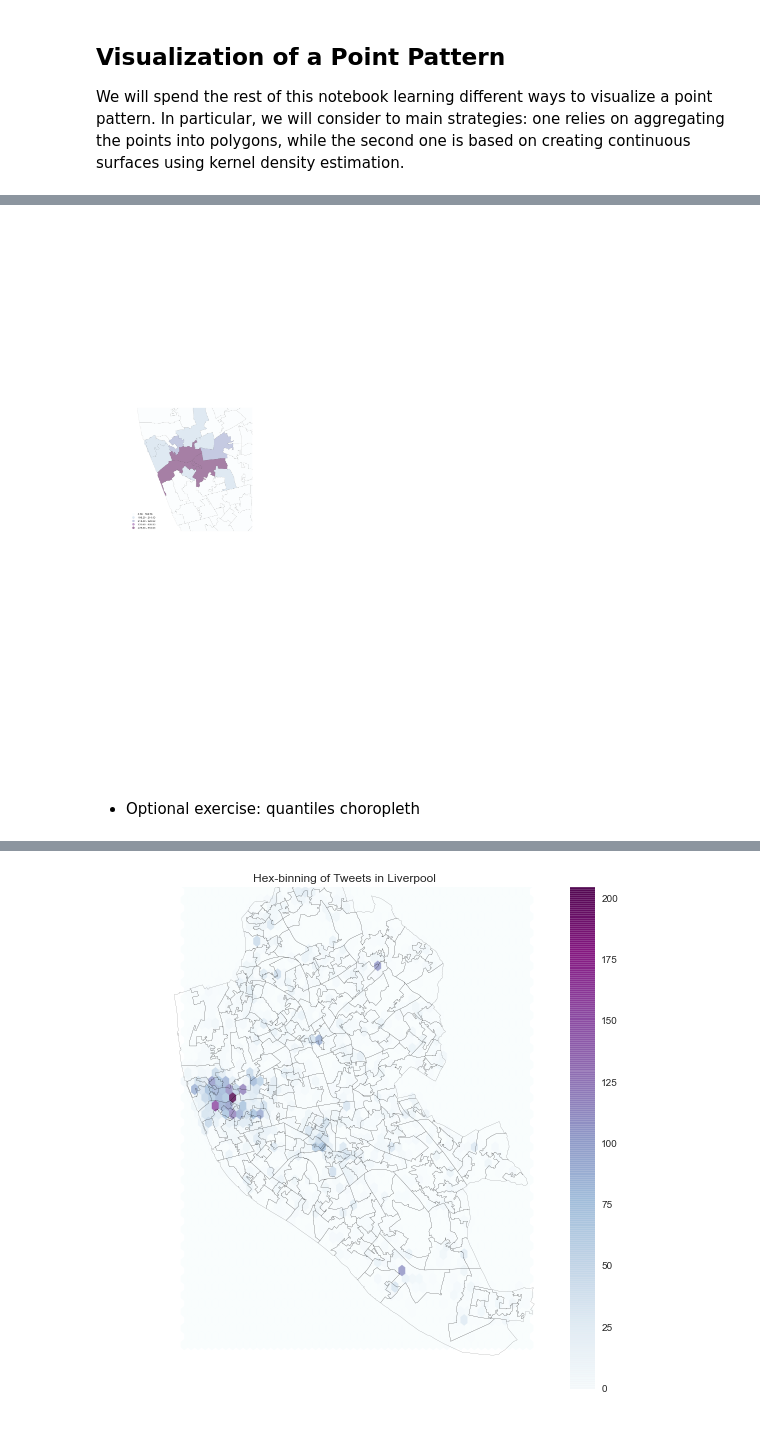
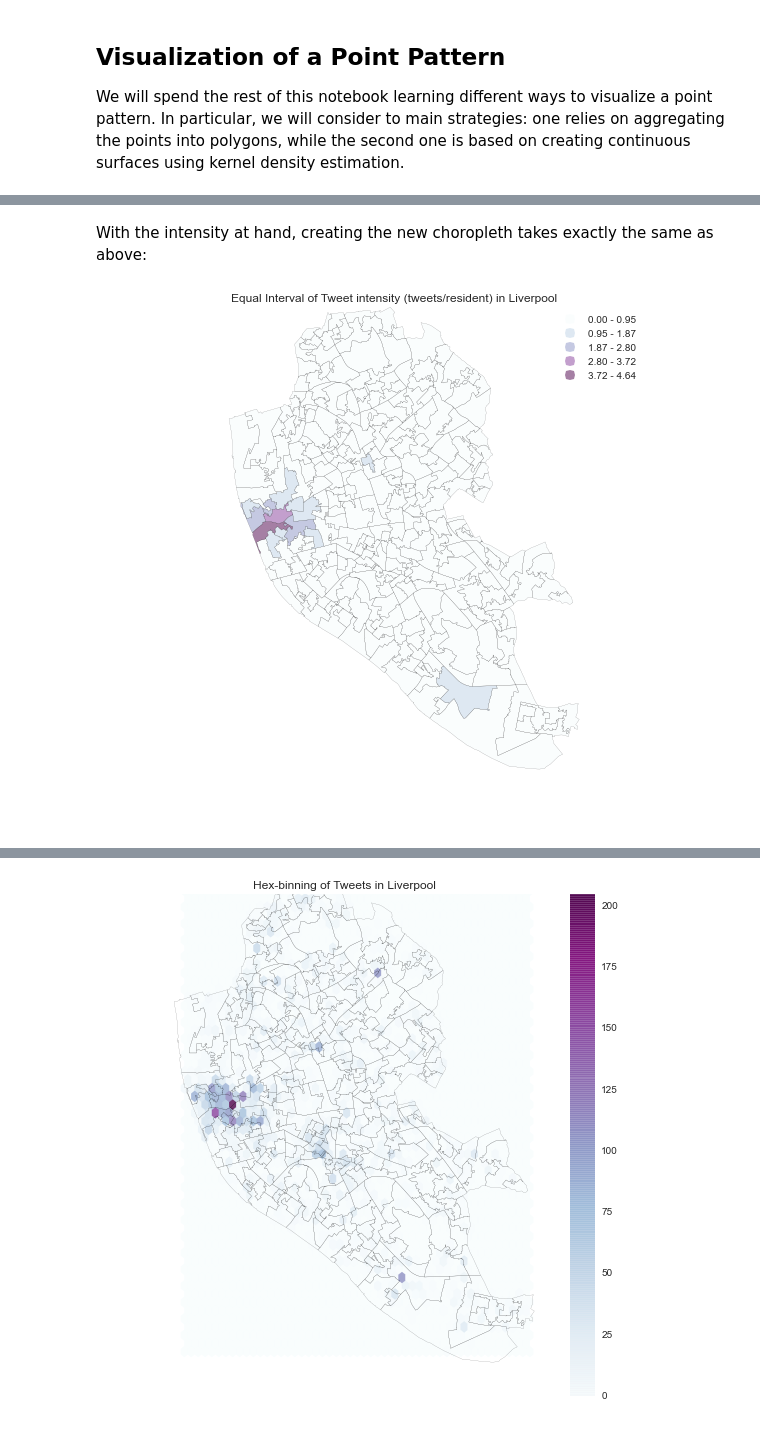
Before and after one commit to darribas/gds15, a Jupyter notebook: content/labs/lab_09.ipynb, the cells around one changed output, grey strips where cells are left out. Cells and saved outputs as stored; diff of their text form; code cells hidden in the pictures.

```diff
--- a/content/labs/lab_09.ipynb
+++ b/content/labs/lab_09.ipynb
@@ -38,3 +35,13 @@ tw_path = '../../../../data/tweets/tweets_liverpool/tweets_liverpool.shp'
+# %%
+# This will be different on your computer and will depend on where
+# you have downloaded the files
+
+# Twitter dataset
+tw_path = '../../../../data/tweets/tweets_liverpool/tweets_liverpool.shp'
+# LSOAs polygons
+lsoas_path = '../../../../data/Liverpool/shapefiles/Liverpool_lsoa11.shp'
+# Total population counts from Census Geodata Pack
+pop_path = '../../../../data/Liverpool/tables/CT0010_lsoa11.csv'
 # %% [markdown]
 Since the data are stored in a shapefile, loading it is in the same way as usual:
 # %%
@@ -156,0 +180,6 @@ plt.show()
+# %%
+# Load table with population counts (and other variables too)
+pop = pd.read_csv(pop_path, index_col=0)
+# Total Population is `CT00100001`
+pop = pop['CT00100001']
+pop.head()
@@ -156,0 +196,2 @@ plt.show()
+# %%
+lsoas['Total_Pop'] = pop
@@ -156,0 +200,3 @@ plt.show()
+# %%
+lsoas['tweet_int'] = lsoas['tweet_count'] / lsoas['Total_Pop']
+lsoas.head()
@@ -157,14 +211,18 @@ plt.show()
+# %% [markdown]
+With the intensity at hand, creating the new choropleth takes exactly the same as above:
 # %%
+# Set up figure and axis
 f, ax = plt.subplots(1, figsize=(9, 9))
-lsoas.plot(column='tweet_count', scheme='equal_interval', legend=True, \
+# Plot the equal interval choropleth and add a legend
+lsoas.plot(column='tweet_int', scheme='equal_interval', legend=True, \
            axes=ax, colormap='BuPu', linewidth=0.1)
+# Remove the axes
 ax.set_axis_off()
+# Set the title
+ax.set_title("Equal Interval of Tweet intensity (tweets/resident) in Liverpool")
+# Keep axes proportionate
 plt.axis('equal')
-ax.set_xlim(333000, 337000)
-ax.set_ylim(388000, 392000)
-plt.savefig('../lectures/figs/l09_liv_cho.png', dpi=300)
+# Draw map
 plt.show()
 # %% [output]
-[figure, old version]
+[figure, new version]
-# %% [markdown]
-* Optional exercise: quantiles choropleth
```
Also changed, not shown: parts of 34 cells of this notebook.
